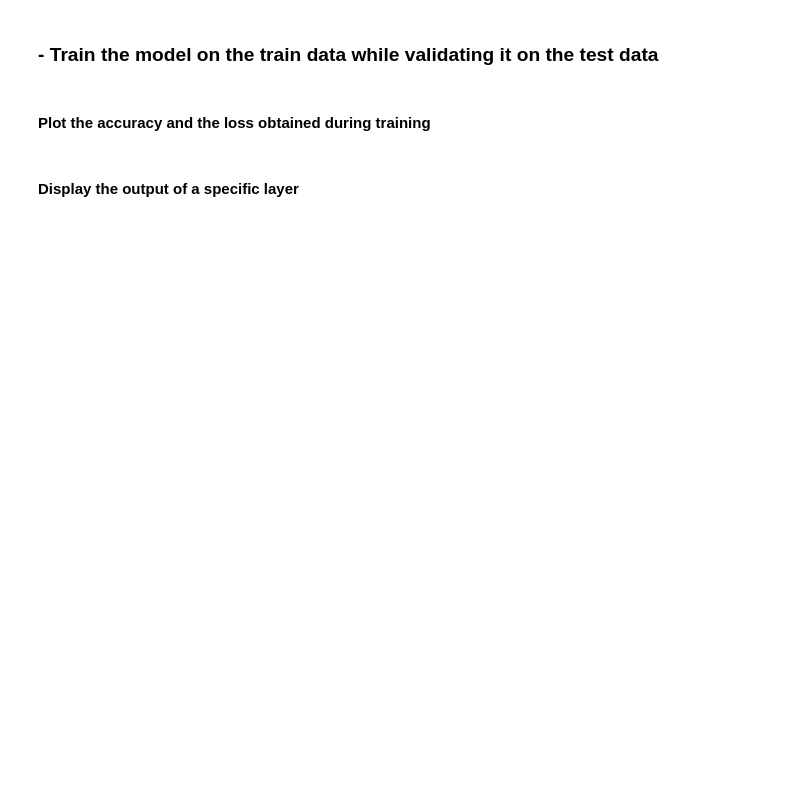
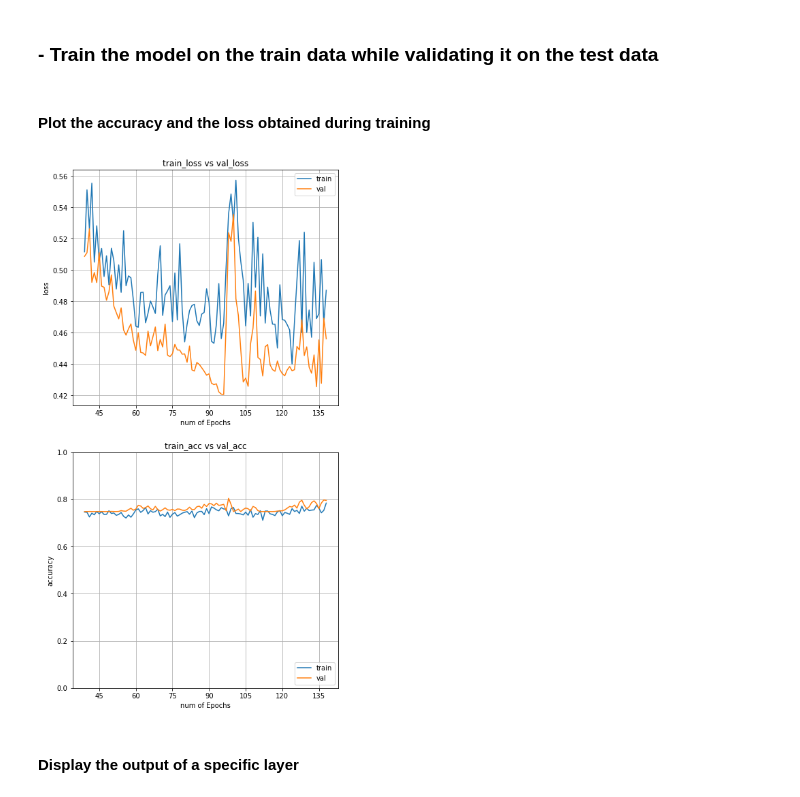
Before and after one commit to NiccoloSacchi/road-segmentation, a Jupyter notebook: scripts/segment_aerial_images_cnn_nic_2.ipynb, the cells around one changed output. Saved outputs shown, nothing was run; the diff lists cells and outputs as text; code cells hidden in the pictures; blank space fills up the shorter version.

```diff
--- a/scripts/segment_aerial_images_cnn_nic_2.ipynb
+++ b/scripts/segment_aerial_images_cnn_nic_2.ipynb
@@ -71,7 +96,7 @@ Otherwise load a previous model
 # %%
 # give the folder
-model_name = "model1_10_12"
-model_path = "models/"+model_name
+folder_name = "model_2017-12-11_11:51:54"
+model_path = "models/"+folder_name
 model = CnnModel(model_path=model_path)
 model.load() # load the model and its weights
 model.summary()
@@ -78,16 +121,17 @@ model.summary()
-# %%
-model.compile()
 # %% [markdown]
 ### - Train the model on the train data while validating it on the test data
-# %%
-num_epochs=5
-batch_size=2
-model.train(train, test, num_epochs, batch_size)
+# %%
+# pass a batch size which is a factor of train.shape[0] so that all the batches are fo the same size
+num_epochs=10
+batch_size=5
+model.train(train, test=None, num_epochs=num_epochs, batch_size=batch_size, monitor='loss')
 # %% [markdown]
 #### Plot the accuracy and the loss obtained during training
 # %%
-last_epochs=100 # plot only the last 100 epochs
-model.plot_history(last_epochs=100)
+last_epochs=100 # plot only the last n epochs
+model.plot_history(last_epochs=last_epochs)
+# %% [output]
+[figure, added]
 # %% [markdown]
 #### Display the output of a specific layer
 # %%
```
Also changed, not shown: parts of 18 cells of this notebook, 24 other files.
